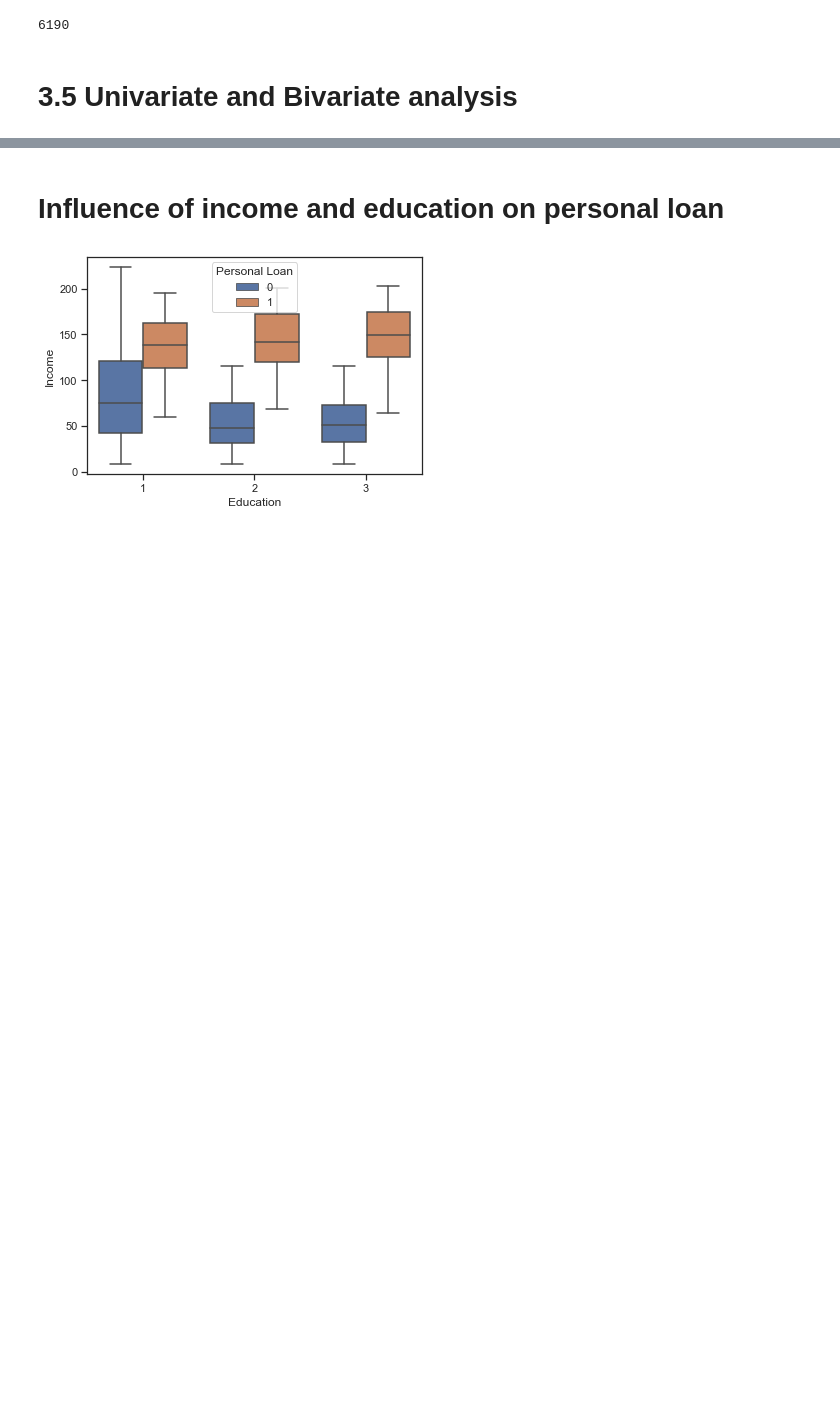
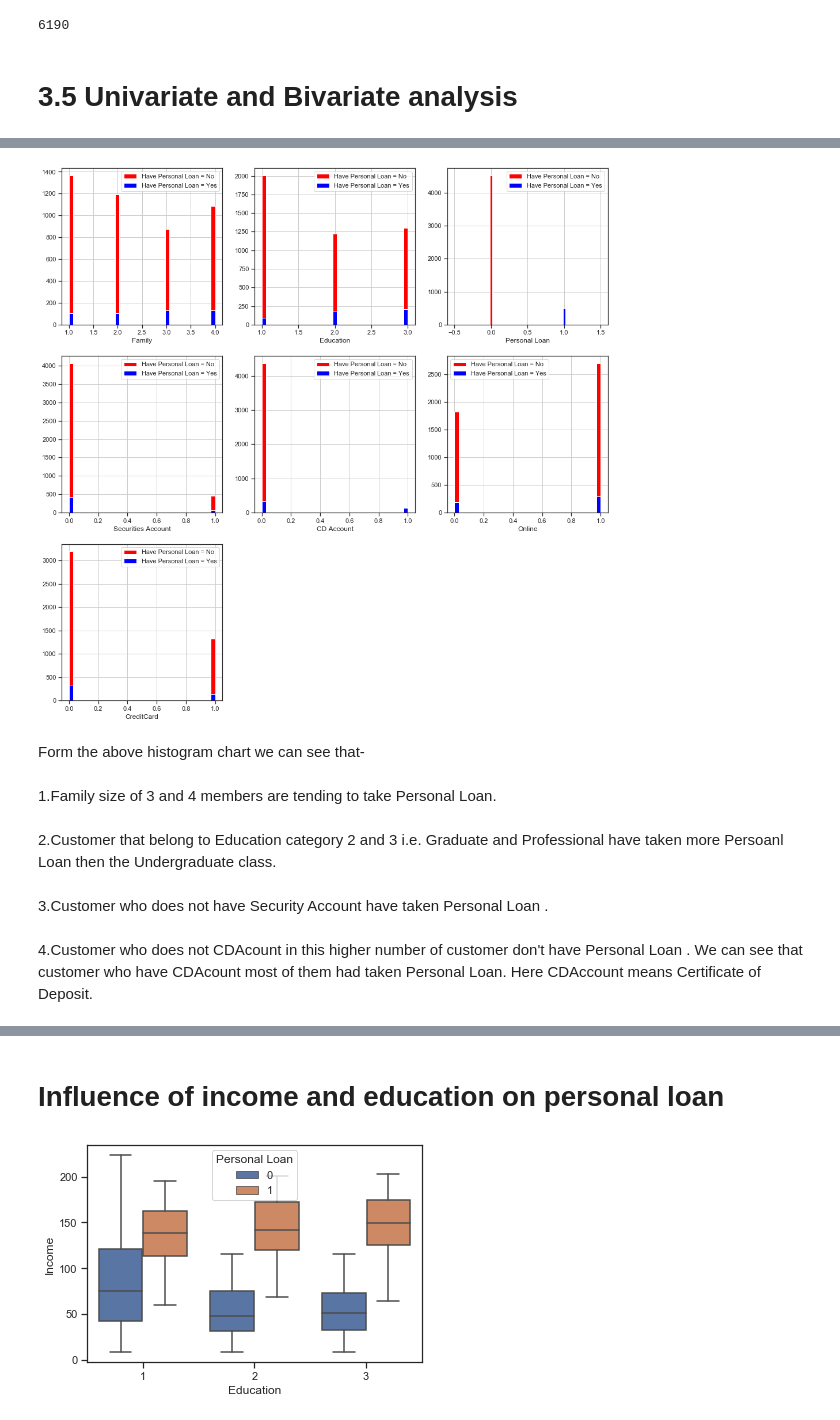
Before and after one commit to anuragkumar219/banking_loan_modelling, a Jupyter notebook: bank_loan_modelling.ipynb, the cells around one changed output, grey strips where cells are left out. Saved outputs shown, nothing was run; the diff lists cells and outputs as text; code cells hidden in the pictures; blank space fills up the shorter version.

```diff
--- a/bank_loan_modelling.ipynb
+++ b/bank_loan_modelling.ipynb
@@ -403,0 +481,20 @@ print(unique_value.sum())
+# %%
+plt.figure(figsize=(17,17))
+for i , column in enumerate(categorical_val,1):
+    plt.subplot(3,3,i)
+    df[df["Personal Loan"]==0][column].hist(bins=35,color='red',label='Have Personal Loan = No')
+    df[df["Personal Loan"]==1][column].hist(bins=35,color='Blue',label="Have Personal Loan = Yes")
+    plt.legend()
+    plt.xlabel(column)
+# %% [output]
+[figure, added]
+# %% [markdown]
+Form the above histogram chart we can see that-
+# %% [markdown]
+1.Family size of 3 and 4 members are tending to take Personal Loan.
+# %% [markdown]
+2.Customer that belong to Education category 2 and 3 i.e. Graduate and Professional have taken more Persoanl Loan then the Undergraduate class.
+# %% [markdown]
+3.Customer who does not have Security Account have taken Personal Loan .
+# %% [markdown]
+4.Customer who does not CDAcount in this higher number of customer don't have Personal Loan . We can see that customer who have CDAcount most of them had taken Personal Loan. Here CDAccount means Certificate of Deposit.
```
Also changed, not shown: parts of 33 cells of this notebook.
